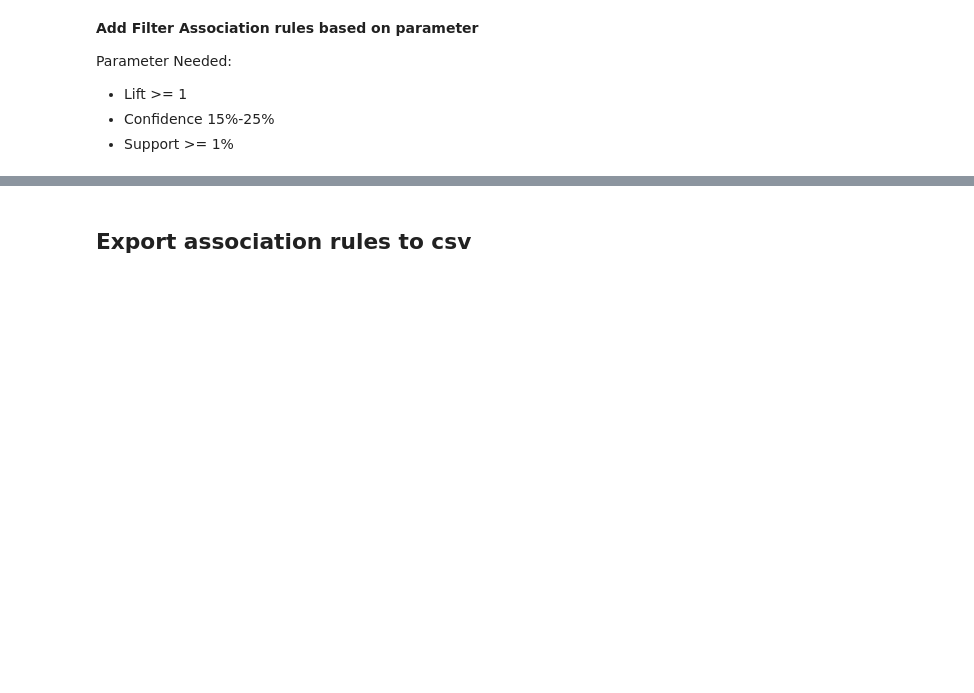
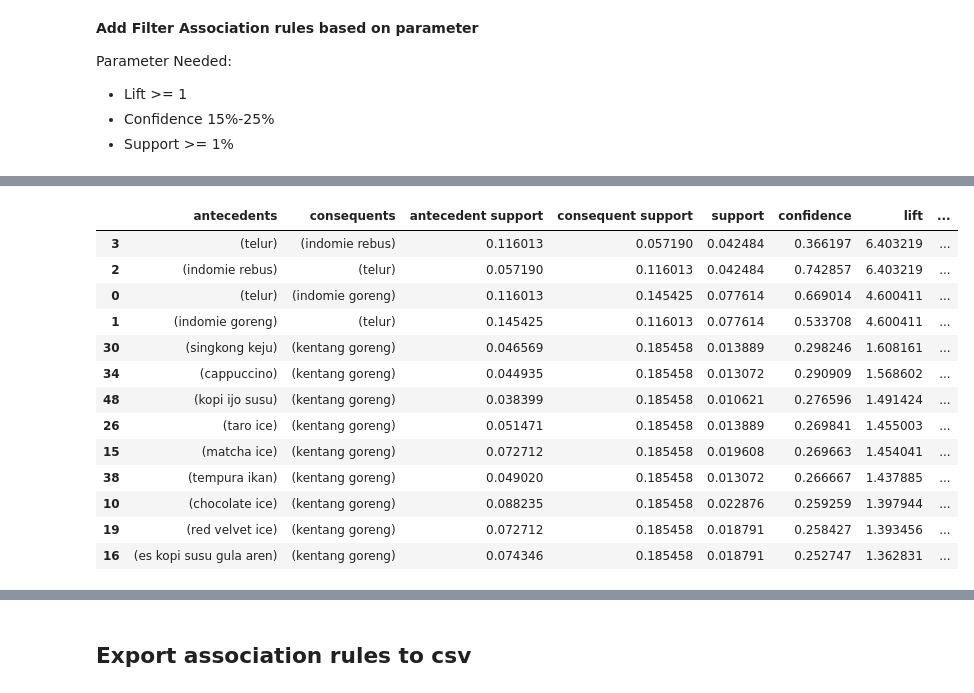
Before and after one commit to dimasaryamurdiyan/apriory-algorithm-in-transactional-data, a Jupyter notebook: apriory_coffee_shop.ipynb, the cells around one changed output, grey strips where cells are left out. Saved outputs shown, nothing was run; the diff lists cells and outputs as text; code cells hidden in the pictures; blank space fills up the shorter version.

```diff
--- a/apriory_coffee_shop.ipynb
+++ b/apriory_coffee_shop.ipynb
@@ -368,0 +505,18 @@ filtered_rules
+# %%
+fp_filtered_rules = fp_association_rules[(fp_association_rules['lift'] >= 1) & (fp_association_rules['support'] > 0.01) & (fp_association_rules['confidence'] > 0.25)]
+fp_filtered_rules
+# %% [output]
+|  | antecedents | consequents | antecedent support | consequent support | support | confidence | lift | ... |
+| 3 | (telur) | (indomie rebus) | 0.116013 | 0.057190 | 0.042484 | 0.366197 | 6.403219 | ... |
+| 2 | (indomie rebus) | (telur) | 0.057190 | 0.116013 | 0.042484 | 0.742857 | 6.403219 | ... |
+| 0 | (telur) | (indomie goreng) | 0.116013 | 0.145425 | 0.077614 | 0.669014 | 4.600411 | ... |
+| 1 | (indomie goreng) | (telur) | 0.145425 | 0.116013 | 0.077614 | 0.533708 | 4.600411 | ... |
+| 30 | (singkong keju) | (kentang goreng) | 0.046569 | 0.185458 | 0.013889 | 0.298246 | 1.608161 | ... |
+| 34 | (cappuccino) | (kentang goreng) | 0.044935 | 0.185458 | 0.013072 | 0.290909 | 1.568602 | ... |
+| 48 | (kopi ijo susu) | (kentang goreng) | 0.038399 | 0.185458 | 0.010621 | 0.276596 | 1.491424 | ... |
+| 26 | (taro ice) | (kentang goreng) | 0.051471 | 0.185458 | 0.013889 | 0.269841 | 1.455003 | ... |
+| 15 | (matcha ice) | (kentang goreng) | 0.072712 | 0.185458 | 0.019608 | 0.269663 | 1.454041 | ... |
+| 38 | (tempura ikan) | (kentang goreng) | 0.049020 | 0.185458 | 0.013072 | 0.266667 | 1.437885 | ... |
+| 10 | (chocolate ice) | (kentang goreng) | 0.088235 | 0.185458 | 0.022876 | 0.259259 | 1.397944 | ... |
+| 19 | (red velvet ice) | (kentang goreng) | 0.072712 | 0.185458 | 0.018791 | 0.258427 | 1.393456 | ... |
+| 16 | (es kopi susu gula aren) | (kentang goreng) | 0.074346 | 0.185458 | 0.018791 | 0.252747 | 1.362831 | ... |
```
Also changed, not shown: parts of 13 cells of this notebook.
